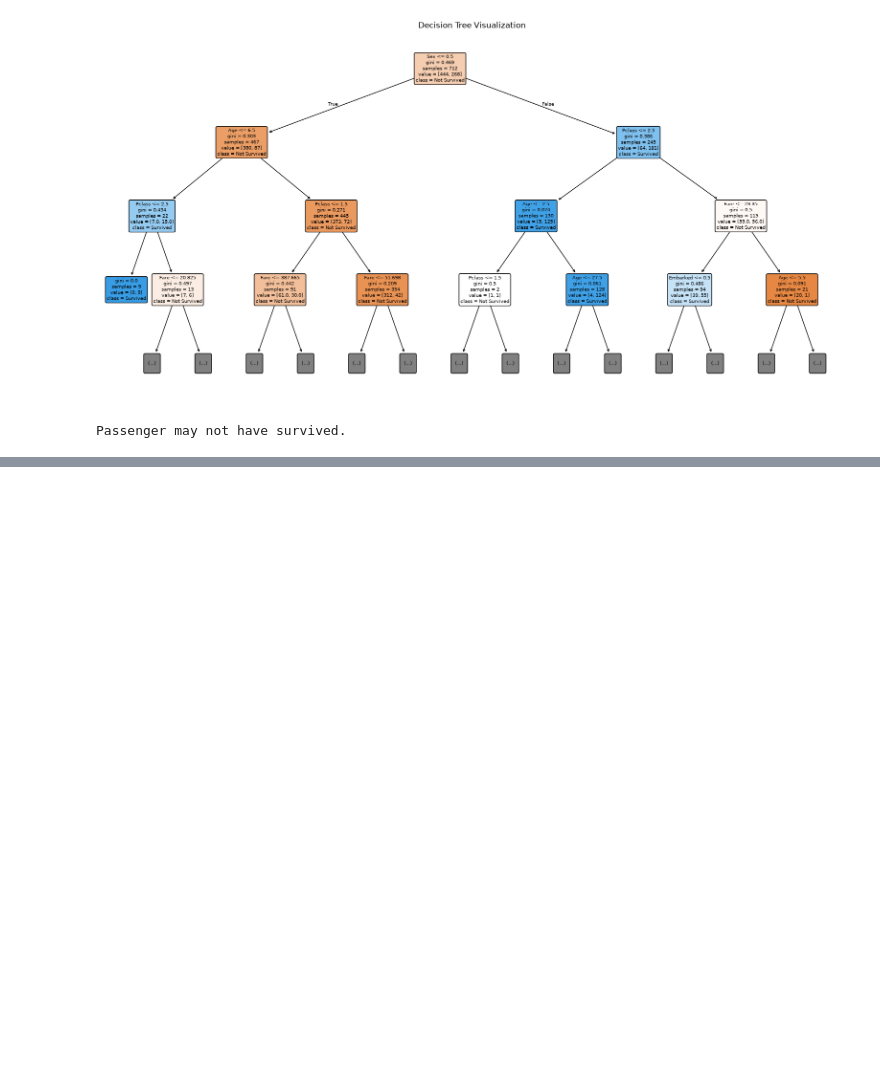
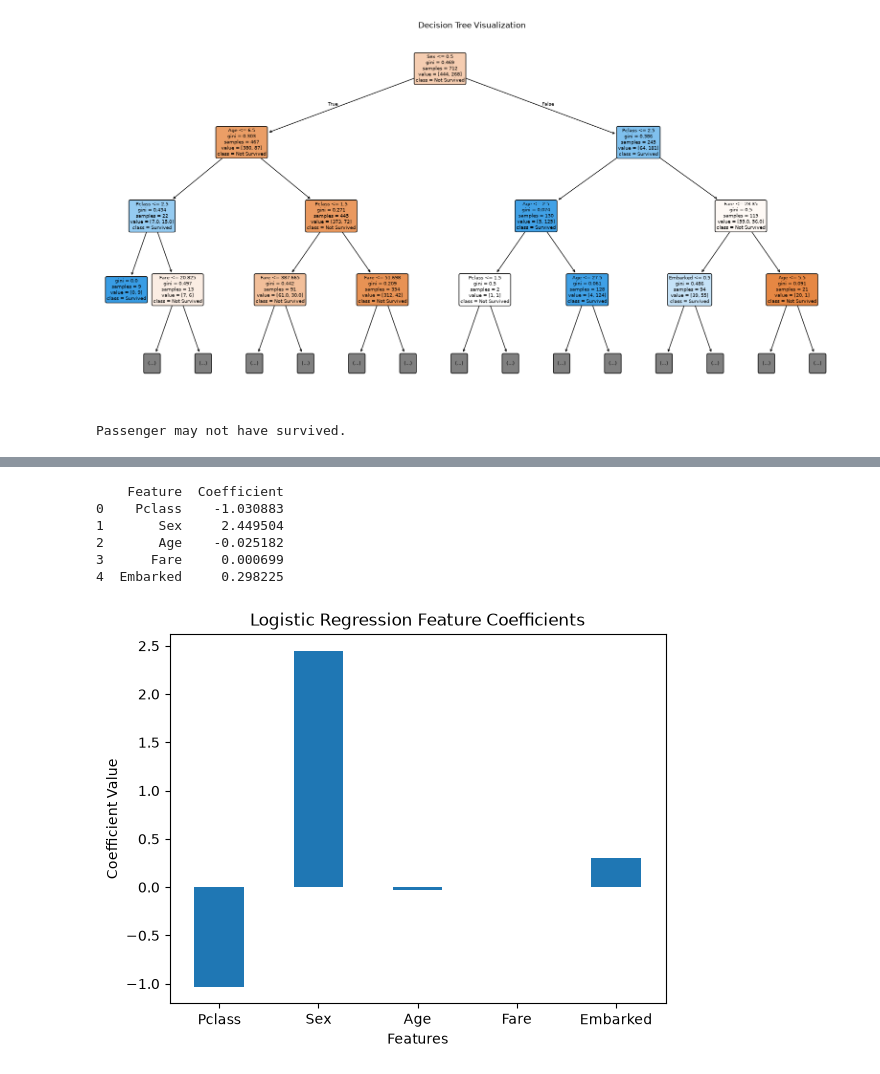
Before and after one commit to raselashruti23/coding-samurai-data-science, a Jupyter notebook: Titanic_Survival_Prediction.ipynb, the cells around one changed output, grey strips where cells are left out. Cells and saved outputs as stored; diff of their text form; code cells hidden in the pictures; blank space fills up the shorter version.

```diff
--- a/Titanic_Survival_Prediction.ipynb
+++ b/Titanic_Survival_Prediction.ipynb
@@ -387,0 +436,31 @@ This project helped me understand the basic concepts of Machine Learning, classi
+# %%
+import pandas as pd
+import matplotlib.pyplot as plt
+
+coefficients = pd.DataFrame({
+    "Feature": X.columns,
+    "Coefficient": lr_model.coef_[0]
+})
+
+print(coefficients)
+
+coefficients.plot(
+    x="Feature",
+    y="Coefficient",
+    kind="bar",
+    legend=False
+)
+
+plt.title("Logistic Regression Feature Coefficients")
+plt.xlabel("Features")
+plt.ylabel("Coefficient Value")
+plt.xticks(rotation=0)
+plt.show()
+# %% [output]
+    Feature  Coefficient
+0    Pclass    -1.030883
+1       Sex     2.449504
+2       Age    -0.025182
+3      Fare     0.000699
+4  Embarked     0.298225
+[figure, added]
```
Also changed, not shown: parts of 7 cells of this notebook.
